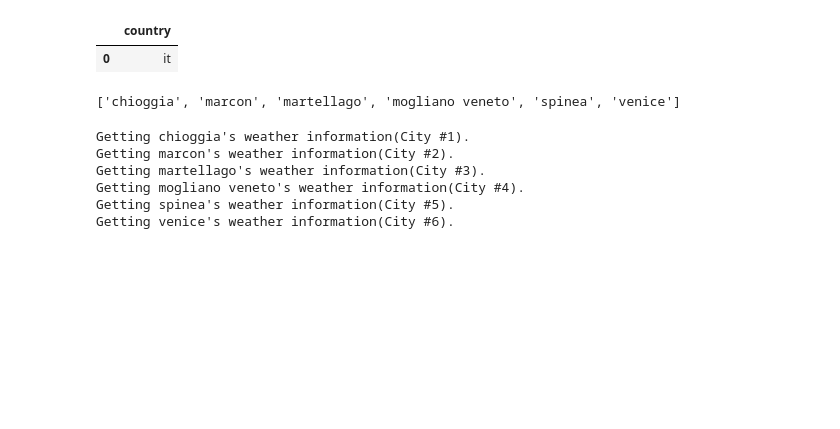
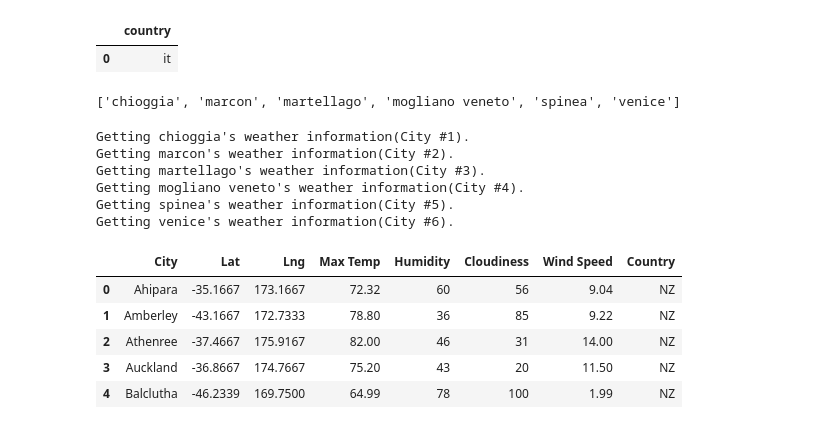
Before and after one commit to jonrsmart/ETL-Project, a Jupyter notebook: Weather.ipynb, the cells around one changed output. Saved outputs shown, nothing was run; the diff lists cells and outputs as text; code cells hidden in the pictures; blank space fills up the shorter version.

```diff
--- a/Weather.ipynb
+++ b/Weather.ipynb
@@ -798,3 +800,14 @@ with open("weather_data/cities.csv", 'a', encoding='utf-8') as file:
     writer = csv.writer(file, delimiter=',', lineterminator = '\n')
     #writer.writerow(city_dict.keys())
     writer.writerows(zd)
+# %%
+csv_file = "weather_data/cities.csv"
+weatherdf = pd.read_csv(csv_file)
+weatherdf.head()
+# %% [output]
+|  | City | Lat | Lng | Max Temp | Humidity | Cloudiness | Wind Speed | Country |
+| 0 | Ahipara | -35.1667 | 173.1667 | 72.32 | 60 | 56 | 9.04 | NZ |
+| 1 | Amberley | -43.1667 | 172.7333 | 78.80 | 36 | 85 | 9.22 | NZ |
+| 2 | Athenree | -37.4667 | 175.9167 | 82.00 | 46 | 31 | 14.00 | NZ |
+| 3 | Auckland | -36.8667 | 174.7667 | 75.20 | 43 | 20 | 11.50 | NZ |
+| 4 | Balclutha | -46.2339 | 169.7500 | 64.99 | 78 | 100 | 1.99 | NZ |
```
Also changed, not shown: parts of 4 cells of this notebook, 4 other files.
